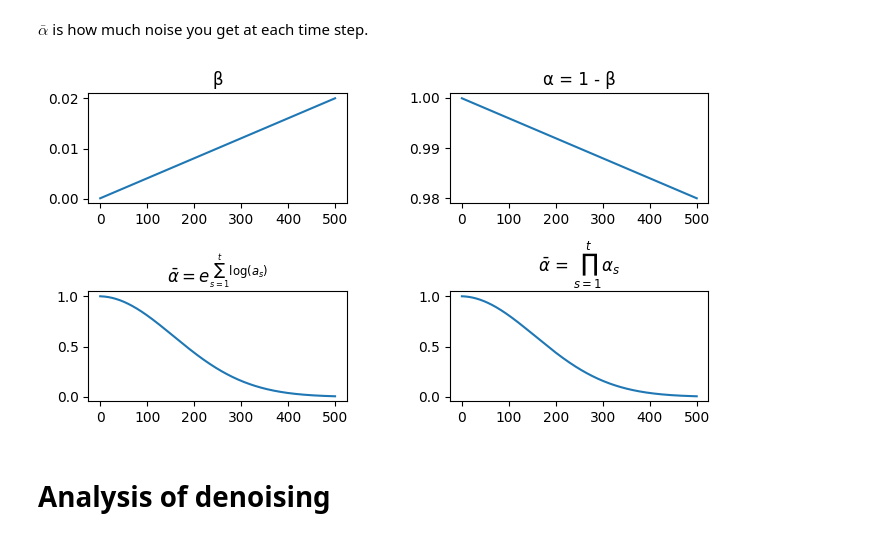
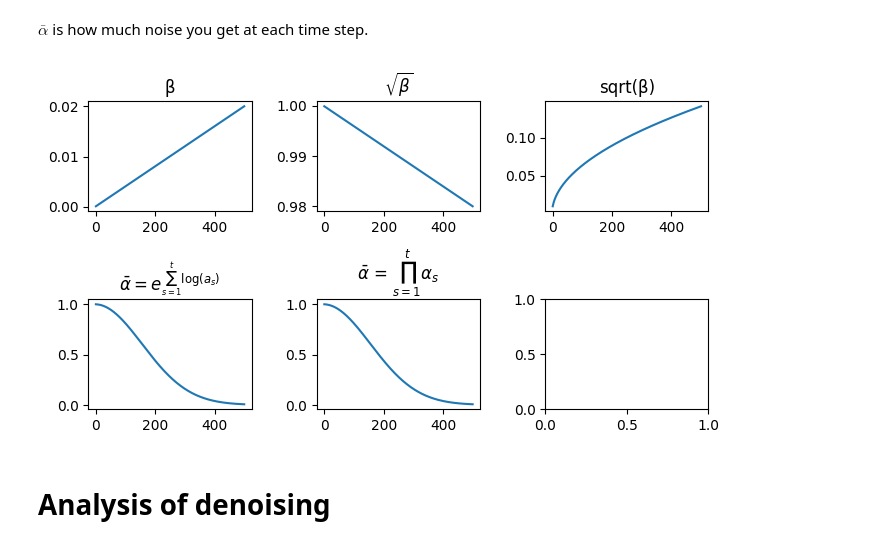
Before and after one commit to jogregoire/How-Diffusion-Models-Work, a Jupyter notebook: L1_Analysis_noise.ipynb, the cells around one changed output. Saved outputs shown, nothing was run; the diff lists cells and outputs as text; code cells hidden in the pictures.

```diff
--- a/L1_Analysis_noise.ipynb
+++ b/L1_Analysis_noise.ipynb
@@ -3,7 +3,8 @@ import torch
 import matplotlib.pyplot as plt
 
 # run pytorch on GPU if cuda is setup
-device = torch.device("cuda:0" if torch.cuda.is_available() else torch.device('cpu'))
+#device = torch.device("cuda:0" if torch.cuda.is_available() else torch.device('cpu'))
+device = torch.device('cpu')
 # %% [markdown]
 # Analysis of the DDPM noise scheduler
 # %%
@@ -17,6 +18,8 @@ beta2 = 0.02
 # noise level
 b_t = (beta2 - beta1) * torch.linspace(0, 1, timesteps + 1, device=device) + beta1
 
+bsqrt_t = b_t.sqrt()
+
 # "how much of the original image is preserved"
 a_t = 1 - b_t
 
@@ -32,21 +35,21 @@ $\bar{\alpha}$ is how much noise you get at each time step.
 # %%
 # plot beta, alpha, alphabar, and sigma as subplots
 fig, axs = plt.subplots(2, 3, figsize=(8, 4))
 axs[0, 0].plot(b_t)
 axs[0, 0].set_title('β')
 axs[0, 1].plot(a_t)
-axs[0, 1].set_title('α = 1 - β')
-axs[0, 1].plot(b_t.sqrt())
-axs[0, 1].set_title('sqrt(β)')
+axs[0, 1].set_title(r'$\sqrt{\beta}$')
+axs[0, 2].plot(bsqrt_t)
+axs[0, 2].set_title('sqrt(β)')
 axs[1, 0].plot(ab_t)
 axs[1, 0].set_title(r'$\bar{\alpha} = e^{\sum_{s=1}^{t} \log(a_{s})}$')
 axs[1, 1].plot(alphabar_t)
 axs[1, 1].set_title(r'$\bar{\alpha}$ = $\prod_{s=1}^{t} \alpha_s$')
 
 # Adjust the space between subplots
 plt.subplots_adjust(wspace=0.4, hspace=0.8)
 # %% [output]
-[figure, old version]
+[figure, new version]
 # %% [markdown]
 # Analysis of denoising
 # %%
```
Also changed, not shown: 10 other files.
